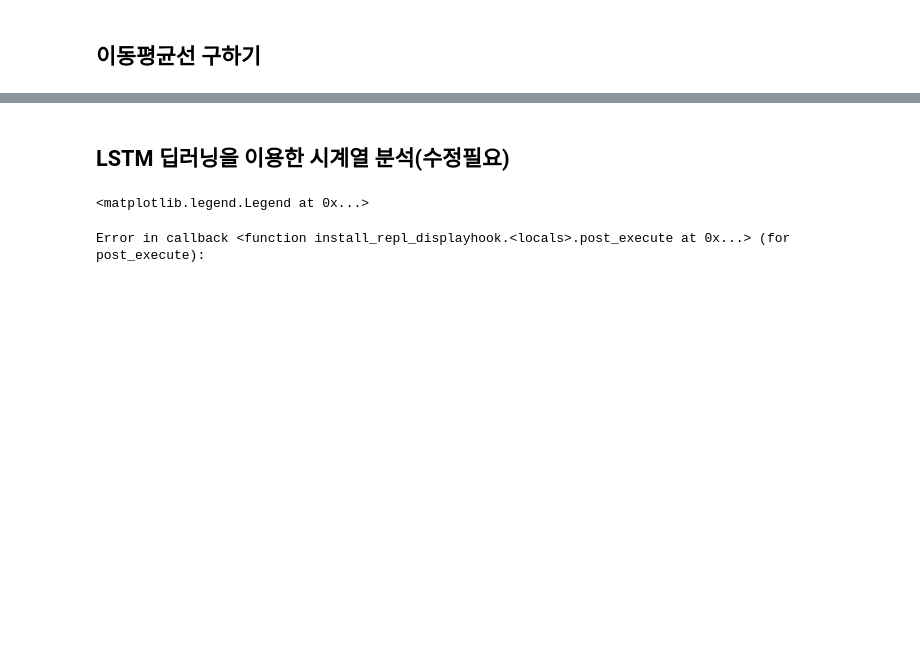
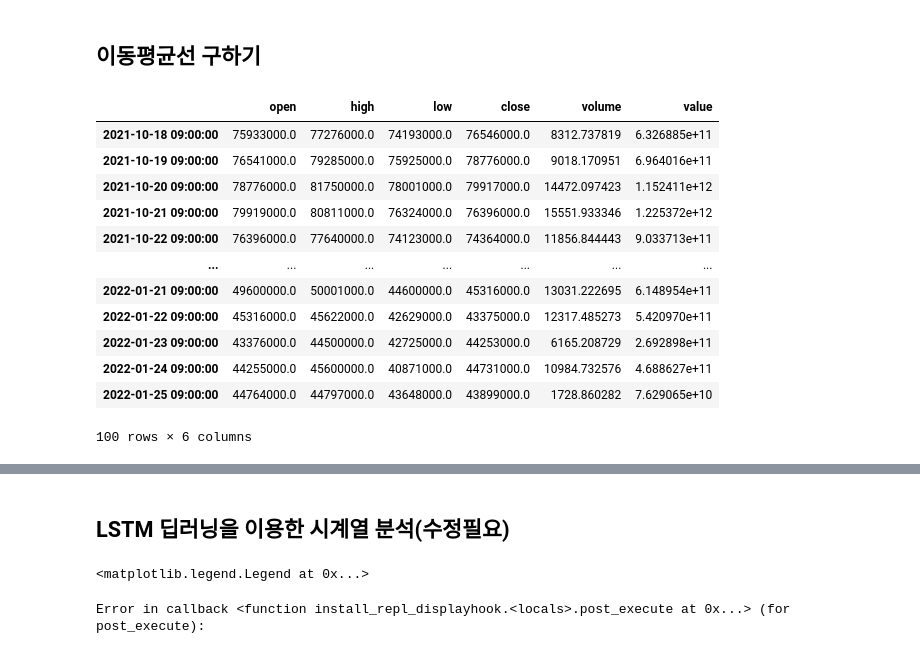
Before and after one commit to ghlim40/BT, a Jupyter notebook: 비트코인_예측_및_자동매매_연습코드.ipynb, the cells around one changed output, grey strips where cells are left out. Saved outputs shown, nothing was run; the diff lists cells and outputs as text; code cells hidden in the pictures; blank space fills up the shorter version.

```diff
--- a/비트코인_예측_및_자동매매_연습코드.ipynb
+++ b/비트코인_예측_및_자동매매_연습코드.ipynb
@@ -111,2 +127,20 @@ Text(0.5, 1.0, 'KRW-ETH')
 # %% [markdown]
 ## **이동평균선 구하기**
+# %%
+#day/minute1/minute3/minute5/minute10/minute15/minute30/minute60/minute240/week/month
+dfUpbit_ma = pyupbit.get_ohlcv(coin,count=100,interval='day')
+dfUpbit_ma
+# %% [output]
+|  | open | high | low | close | volume | value |
+| 2021-10-18 09:00:00 | 75933000.0 | 77276000.0 | 74193000.0 | 76546000.0 | 8312.737819 | 6.326885e+11 |
+| 2021-10-19 09:00:00 | 76541000.0 | 79285000.0 | 75925000.0 | 78776000.0 | 9018.170951 | 6.964016e+11 |
+| 2021-10-20 09:00:00 | 78776000.0 | 81750000.0 | 78001000.0 | 79917000.0 | 14472.097423 | 1.152411e+12 |
+| 2021-10-21 09:00:00 | 79919000.0 | 80811000.0 | 76324000.0 | 76396000.0 | 15551.933346 | 1.225372e+12 |
+| 2021-10-22 09:00:00 | 76396000.0 | 77640000.0 | 74123000.0 | 74364000.0 | 11856.844443 | 9.033713e+11 |
+| ... | ... | ... | ... | ... | ... | ... |
+| 2022-01-21 09:00:00 | 49600000.0 | 50001000.0 | 44600000.0 | 45316000.0 | 13031.222695 | 6.148954e+11 |
+| 2022-01-22 09:00:00 | 45316000.0 | 45622000.0 | 42629000.0 | 43375000.0 | 12317.485273 | 5.420970e+11 |
+| 2022-01-23 09:00:00 | 43376000.0 | 44500000.0 | 42725000.0 | 44253000.0 | 6165.208729 | 2.692898e+11 |
+| 2022-01-24 09:00:00 | 44255000.0 | 45600000.0 | 40871000.0 | 44731000.0 | 10984.732576 | 4.688627e+11 |
+| 2022-01-25 09:00:00 | 44764000.0 | 44797000.0 | 43648000.0 | 43899000.0 | 1728.860282 | 7.629065e+10 |
+100 rows × 6 columns
```
Also changed, not shown: parts of 13 cells of this notebook.
